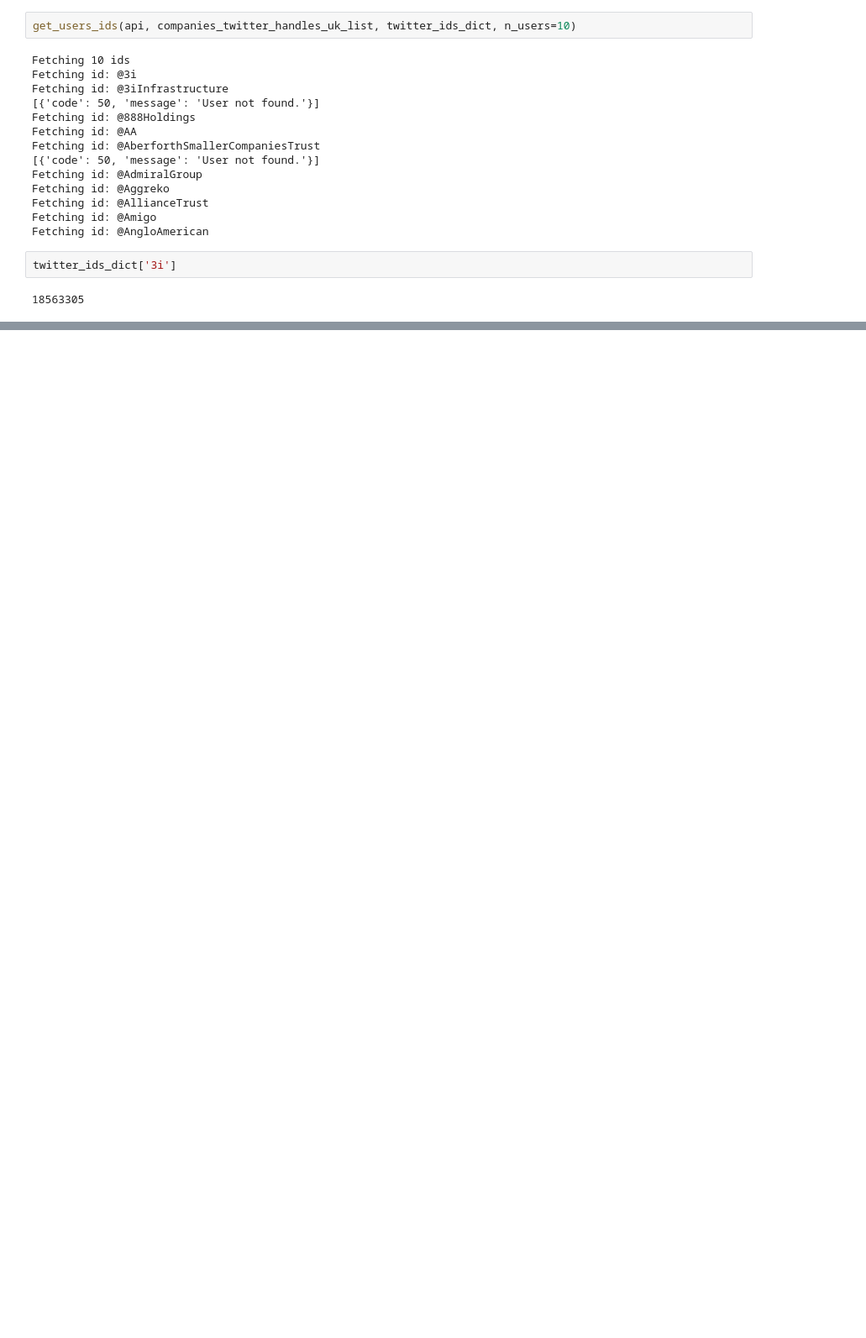
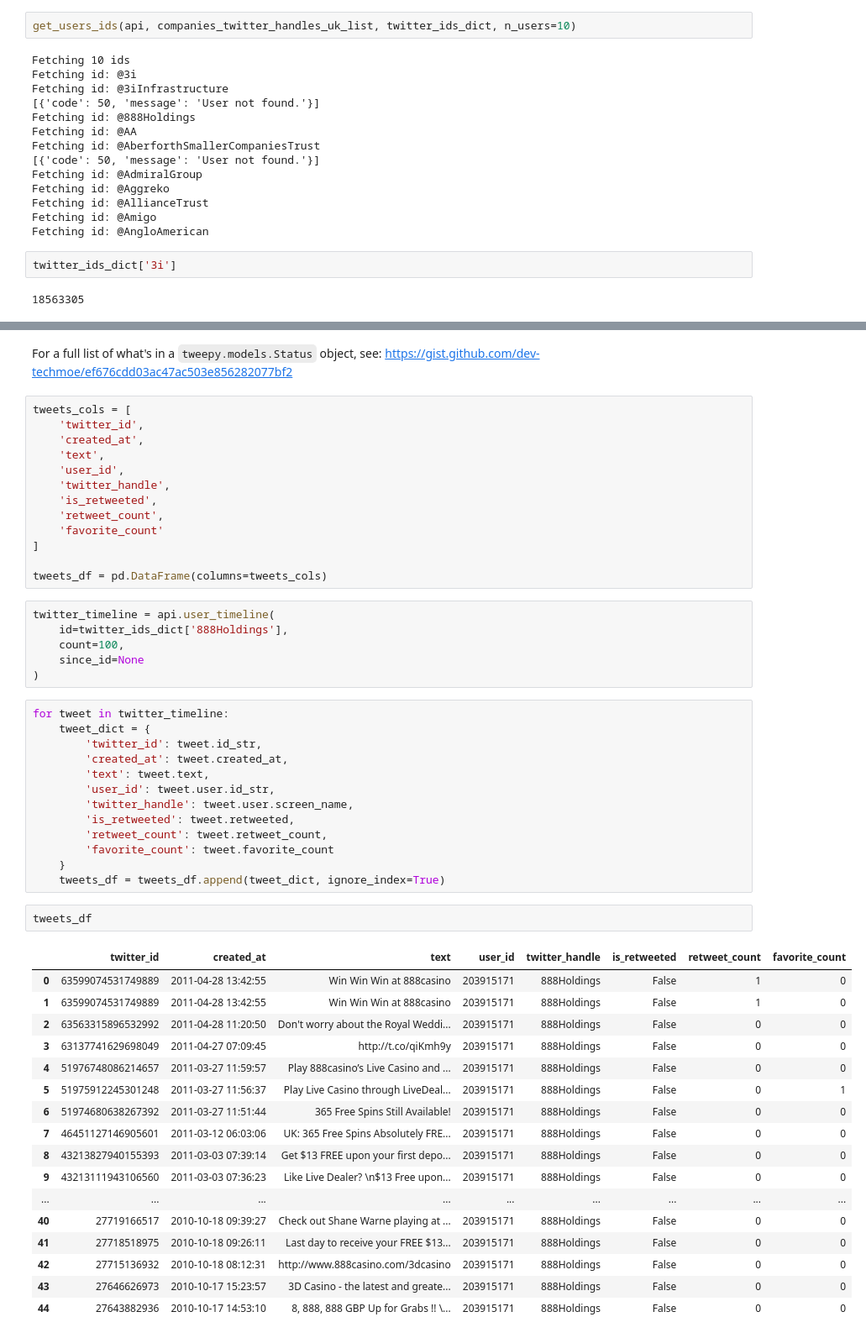
Before and after one commit to emanuele-moscato/twitter-monitoring, a Jupyter notebook: notebooks/twitter-scraping-tweepy.ipynb, the cells around one changed output, grey strips where cells are left out. Shown: that part at 84% size. Saved outputs shown, nothing was run; the diff lists cells and outputs as text; blank space fills up the shorter version.

```diff
--- a/notebooks/twitter-scraping-tweepy.ipynb
+++ b/notebooks/twitter-scraping-tweepy.ipynb
@@ -110,0 +132,54 @@ twitter_ids_dict['3i']
+# %% [markdown]
+For a full list of what's in a `tweepy.models.Status` object, see: https://gist.github.com/dev-techmoe/ef676cdd03ac47ac503e856282077bf2
+# %%
+tweets_cols = [
+    'twitter_id',
+    'created_at',
+    'text',
+    'user_id',
+    'twitter_handle',
+    'is_retweeted',
+    'retweet_count',
+    'favorite_count'
+]
+
+tweets_df = pd.DataFrame(columns=tweets_cols)
+# %%
+twitter_timeline = api.user_timeline(
+    id=twitter_ids_dict['888Holdings'],
+    count=100,
+    since_id=None
+)
+# %%
+for tweet in twitter_timeline:
+    tweet_dict = {
+        'twitter_id': tweet.id_str,
+        'created_at': tweet.created_at,
+        'text': tweet.text,
+        'user_id': tweet.user.id_str,
+        'twitter_handle': tweet.user.screen_name,
+        'is_retweeted': tweet.retweeted,
+        'retweet_count': tweet.retweet_count,
+        'favorite_count': tweet.favorite_count
+    }
+    tweets_df = tweets_df.append(tweet_dict, ignore_index=True)
+# %%
+tweets_df
+# %% [output]
+|  | twitter_id | created_at | text | user_id | twitter_handle | is_retweeted | retweet_count | favorite_count |
+| 0 | 63599074531749889 | 2011-04-28 13:42:55 | Win Win Win at 888casino | 203915171 | 888Holdings | False | 1 | 0 |
+| 1 | 63599074531749889 | 2011-04-28 13:42:55 | Win Win Win at 888casino | 203915171 | 888Holdings | False | 1 | 0 |
+| 2 | 63563315896532992 | 2011-04-28 11:20:50 | Don't worry about the Royal Weddi... | 203915171 | 888Holdings | False | 0 | 0 |
+| 3 | 63137741629698049 | 2011-04-27 07:09:45 | http://t.co/qiKmh9y | 203915171 | 888Holdings | False | 0 | 0 |
+| 4 | 51976748086214657 | 2011-03-27 11:59:57 | Play 888casino’s Live Casino and ... | 203915171 | 888Holdings | False | 0 | 0 |
+| 5 | 51975912245301248 | 2011-03-27 11:56:37 | Play Live Casino through LiveDeal... | 203915171 | 888Holdings | False | 0 | 1 |
+| 6 | 51974680638267392 | 2011-03-27 11:51:44 | 365 Free Spins Still Available! | 203915171 | 888Holdings | False | 0 | 0 |
+| 7 | 46451127146905601 | 2011-03-12 06:03:06 | UK: 365 Free Spins Absolutely FRE... | 203915171 | 888Holdings | False | 0 | 0 |
+| 8 | 43213827940155393 | 2011-03-03 07:39:14 | Get $13 FREE upon your first depo... | 203915171 | 888Holdings | False | 0 | 0 |
+| 9 | 43213111943106560 | 2011-03-03 07:36:23 | Like Live Dealer? \n$13 Free upon... | 203915171 | 888Holdings | False | 0 | 0 |
+| ... | ... | ... | ... | ... | ... | ... | ... | ... |
+| 40 | 27719166517 | 2010-10-18 09:39:27 | Check out Shane Warne playing at ... | 203915171 | 888Holdings | False | 0 | 0 |
+| 41 | 27718518975 | 2010-10-18 09:26:11 | Last day to receive your FREE $13... | 203915171 | 888Holdings | False | 0 | 0 |
+| 42 | 27715136932 | 2010-10-18 08:12:31 | http://www.888casino.com/3dcasino | 203915171 | 888Holdings | False | 0 | 0 |
+| 43 | 27646626973 | 2010-10-17 15:23:57 | 3D Casino - the latest and greate... | 203915171 | 888Holdings | False | 0 | 0 |
+| 44 | 27643882936 | 2010-10-17 14:53:10 | 8, 888, 888 GBP Up for Grabs !! \... | 203915171 | 888Holdings | False | 0 | 0 |
```
Also changed, not shown: parts of 4 cells of this notebook, 2 other files.
